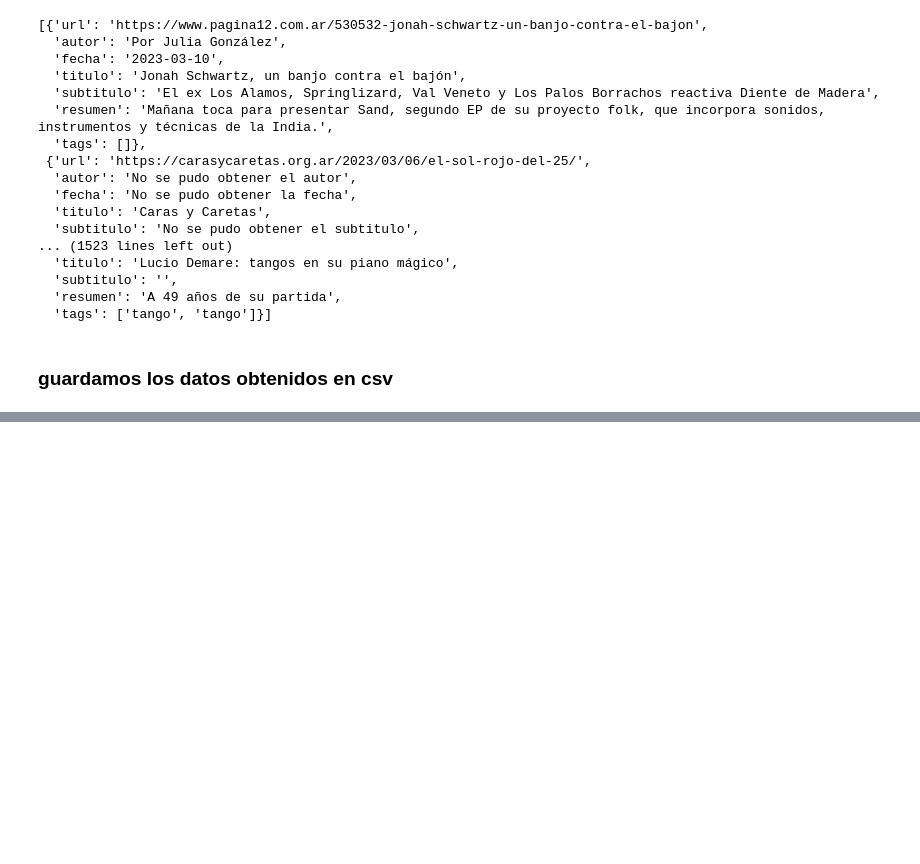
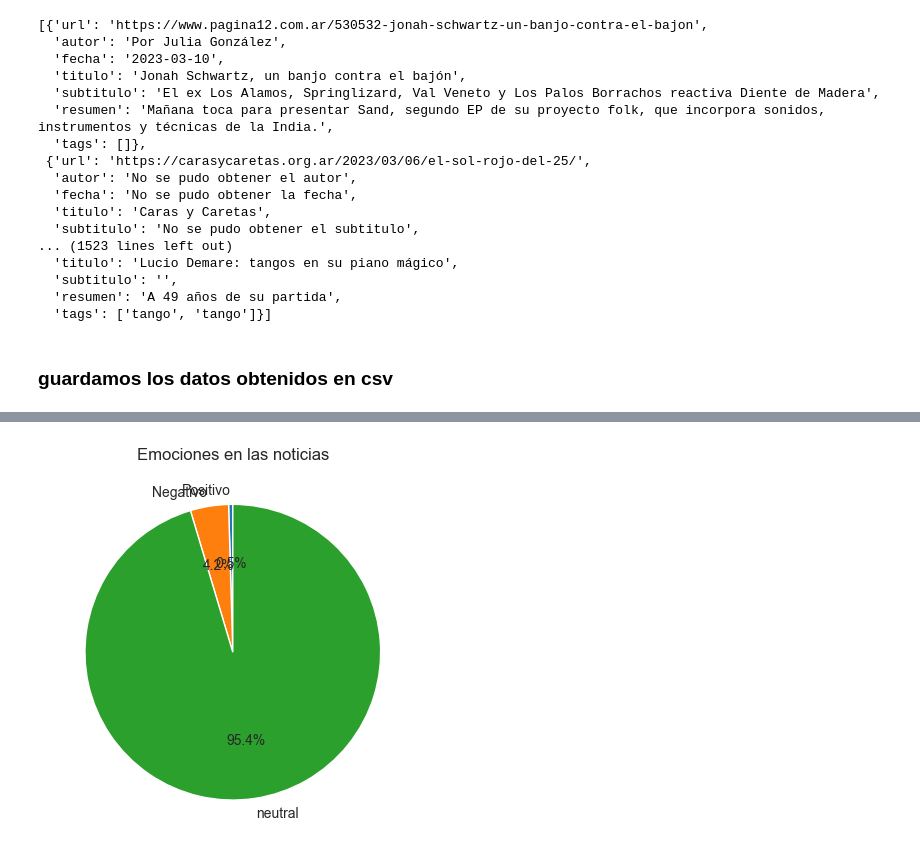
Before and after one commit to JStalynB/get_pagina12ar, a Jupyter notebook: main1.ipynb, the cells around one changed output, grey strips where cells are left out. Cells and saved outputs as stored; diff of their text form; code cells hidden in the pictures; blank space fills up the shorter version.

```diff
--- a/main1.ipynb
+++ b/main1.ipynb
@@ -272,0 +318,16 @@ df.to_csv('11march2023.csv')
+# %%
+import nltk
+from nltk.sentiment.vader import SentimentIntensityAnalyzer
+
+def get_emotion_scores(text):
+    sid = SentimentIntensityAnalyzer()
+    sentences = tokenize.sent_tokenize(text)
+    scores = {'neg': 0.0, 'neu': 0.0, 'pos': 0.0, 'compound': 0.0}
+    for sentence in sentences:
+        ss = sid.polarity_scores(sentence)
+        for k in ss:
+            scores[k] += ss[k]
+    return scores
+emotions = pd.DataFrame(df['titulo'].apply(get_emotion_scores).tolist())
+df_with_emotions = pd.concat([df, emotions], axis=1)
+df_with_emotions.head()
@@ -272,0 +341,26 @@ df.to_csv('11march2023.csv')
+# %%
+import matplotlib.pyplot as plt
+
+# Obtener el total de cada columna
+total_pos = df_with_emotions['pos'].sum()
+total_neg = df_with_emotions['neg'].sum()
+total_neu = df_with_emotions['neu'].sum()
+
+
+
+# Crear una lista con los valores de cada categoría
+sizes = [total_pos, total_neg, total_neu]
+
+# Crear una lista con las etiquetas de cada categoría
+labels = ['Positivo', 'Negativo', 'neutral'  ]
+
+# Crear la gráfica de tipo pie
+plt.pie(sizes, labels=labels, autopct='%1.1f%%', startangle=90)
+
+# Añadir título
+plt.title('Emociones en las noticias')
+
+# Mostrar la gráfica
+plt.show()
+# %% [output]
+[figure, added]
```
Also changed, not shown: parts of 2 cells of this notebook.
